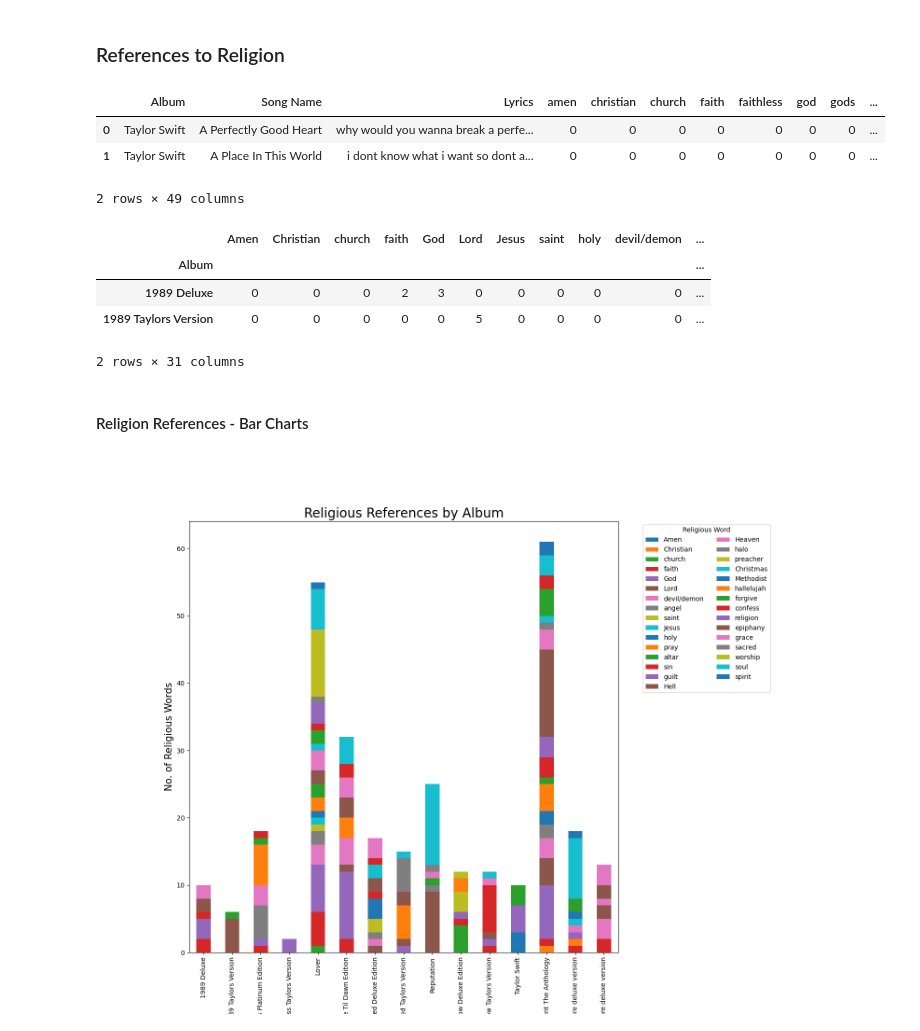
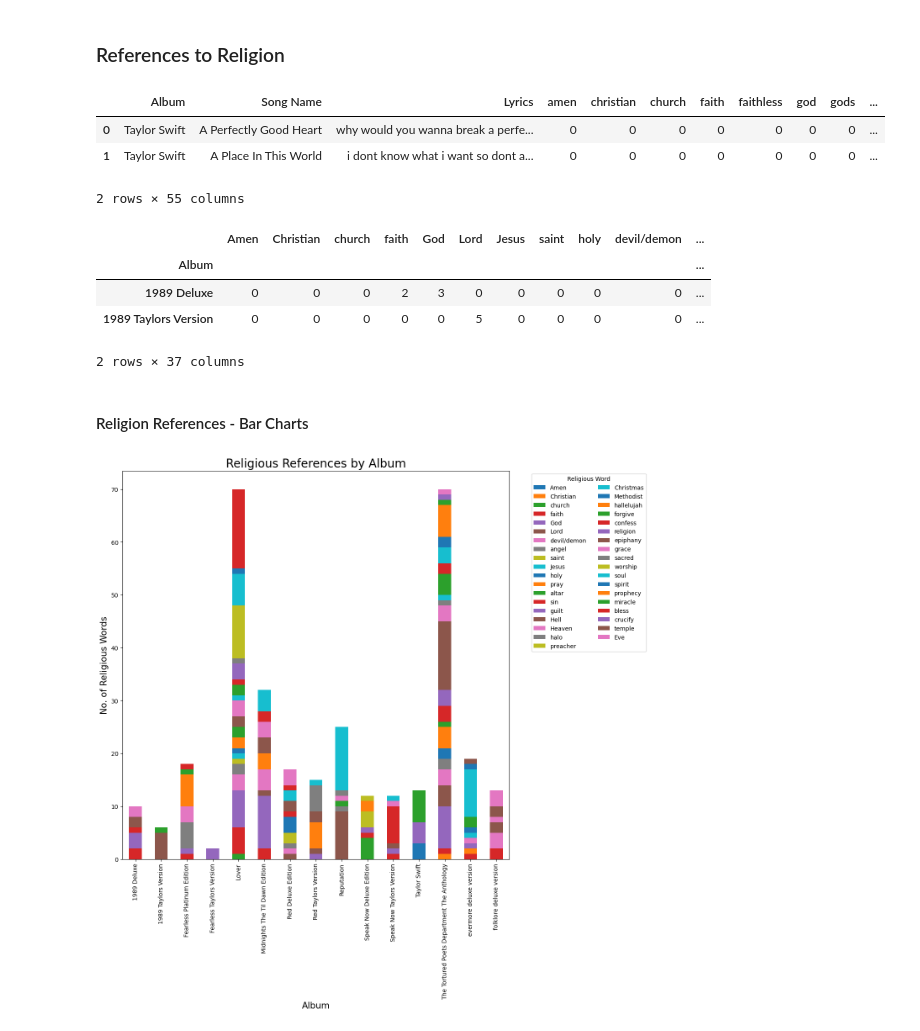
Before and after one commit to jessk816/tswift_lyrics, a Jupyter notebook: p1_lyric_analysis/word_analysis_1.ipynb, the cells around one changed output. Cells and saved outputs as stored; diff of their text form; code cells hidden in the pictures.

```diff
--- a/p1_lyric_analysis/word_analysis_1.ipynb
+++ b/p1_lyric_analysis/word_analysis_1.ipynb
@@ -189,2 +102,8 @@ df.describe()
 # %% [markdown]
 ## Tokenization and Lemmatization
+# %%
+# define English words and stopwords
+english_words = set(words.words())
+stop = stopwords.words('english')
+
+print(stop)
@@ -191,16 +112,11 @@ df.describe()
 # %%
-# note: punctuation was removed and words were made lowercase after downloading
-
-# define English words and stopwords
-english_words = set(words.words())
-stop = set(stopwords.words('english'))
-
 # remove stopwords and tokenize lyrics
 # create new column for tokenized lyrics
-df['tokenized_lyrics']  = df['Lyrics'].apply(lambda x: ' '.join([word for word in x.split()
-                                                                 if word not in (stop)
-                                                                 and len(word) > 2 # removes words like 'it' and 'oh' (previously most common word)
-                                                                 ])).apply(nltk.word_tokenize)
+# len(word) > 2 removes words like 'oh' (previously most common word)
+df['tokenized_lyrics'] = df['clean_lyrics'].apply(nltk.word_tokenize)
+df['tokenized_lyrics'] = df['tokenized_lyrics'].apply(lambda words: [word for word in words
+                                                                     if word not in stop
+                                                                     and len(word) > 2])
 
 # initialize wordnet lemmatizer
 lemmatizer = WordNetLemmatizer()
@@ -544,7 +463,8 @@ rlgn_list = [' amen ', ' christian ', ' church ', ' faith ', ' faithless ', ' go
             ' angel ', ' angels ', ' demons ', ' saint ', ' jesus ', ' holy ', ' pray ', ' praying ', ' prayer ', ' altar ', ' sin ',
             ' guilty ', ' guilt ', ' hell ', ' heaven ', ' heavenly ', ' halo ', ' preacher ', ' christmas ', ' methodist ',
             ' hallelujah ', ' forgive ', ' forgiveness ', ' forgiven ', ' unforgiven ', ' confess ', ' confessions ',
-            ' religion ', ' religions ', ' religious ', ' epiphany ', ' grace ', ' sacred ', ' worship ', ' soul ', ' spirit ']
+            ' religion ', ' religions ', ' religious ', ' epiphany ', ' grace ', ' sacred ', ' worship ', ' soul ', ' spirit ',
+            ' prophecy ', ' miracle ', ' bless ', ' crucify ', ' temple ', ' eve ']
 
 # function to count religious words by song
 def find_rlgn_words(word: str, pattern: str) -> int:
@@ -560,7 +480,7 @@ df_rlgn.head(2)
 |  | Album | Song Name | Lyrics | amen | christian | church | faith | faithless | god | gods | ... |
 | 0 | Taylor Swift | A Perfectly Good Heart | why would you wanna break a perfe... | 0 | 0 | 0 | 0 | 0 | 0 | 0 | ... |
 | 1 | Taylor Swift | A Place In This World | i dont know what i want so dont a... | 0 | 0 | 0 | 0 | 0 | 0 | 0 | ... |
-2 rows × 49 columns
+2 rows × 55 columns
 # %%
 # create new reduced dataframe
 df_rlgn_reduced = df_rlgn[['Album', ' amen ', ' christian ', ' church ', ' faith ', ' faithless ', ' god ', ' gods ',
@@ -569,7 +489,8 @@ df_rlgn_reduced = df_rlgn[['Album', ' amen ', ' christian ', ' church ', ' faith
                             ' hell ', ' heaven ', ' heavenly ', ' halo ', ' preacher ', ' christmas ', ' methodist ',
                             ' hallelujah ', ' forgive ', ' forgiveness ', ' forgiven ', ' unforgiven ', ' confess ',
                             ' confessions ', ' religion ', ' religions ', ' religious ', ' epiphany ', ' grace ', ' sacred ',
-                            ' worship ', ' soul ', ' spirit ']].copy()
+                            ' worship ', ' soul ', ' spirit ', ' prophecy ', ' miracle ', ' bless ', ' crucify ', ' temple ', ' eve '
+                            ]].copy()
 
 # remove spaces and combine similar swear words
 df_rlgn_reduced['Amen'] = df_rlgn_reduced[[' amen ']]
@@ -603,6 +524,13 @@ df_rlgn_reduced['sacred'] = df_rlgn_reduced[[' sacred ']]
 df_rlgn_reduced['worship'] = df_rlgn_reduced[[' worship ']]
 df_rlgn_reduced['soul'] = df_rlgn_reduced[[' soul ']]
 df_rlgn_reduced['spirit'] = df_rlgn_reduced[[' spirit ']]
+df_rlgn_reduced['prophecy'] = df_rlgn_reduced[[' prophecy ']]
+df_rlgn_reduced['miracle'] = df_rlgn_reduced[[' miracle ']]
+df_rlgn_reduced['bless'] = df_rlgn_reduced[[' bless ']]
+df_rlgn_reduced['crucify'] = df_rlgn_reduced[[' crucify ']]
+df_rlgn_reduced['temple'] = df_rlgn_reduced[[' temple ']]
+df_rlgn_reduced['Eve'] = df_rlgn_reduced[[' eve ']]
+
 
 # drop now-unnecessary columns
 df_rlgn_reduced = df_rlgn_reduced.drop([' amen ', ' christian ', ' church ', ' faith ', ' faithless ', ' god ', ' gods ',
@@ -611,7 +539,8 @@ df_rlgn_reduced = df_rlgn_reduced.drop([' amen ', ' christian ', ' church ', ' f
                                         ' hell ', ' heaven ', ' heavenly ', ' halo ', ' preacher ', ' christmas ', ' methodist ',
                                         ' hallelujah ', ' forgive ', ' forgiveness ', ' forgiven ', ' unforgiven ', ' confess ',
                                         ' confessions ', ' religion ', ' religions ', ' religious ', ' epiphany ', ' grace ',
-                                        ' sacred ', ' worship ', ' soul ', ' spirit '
+                                        ' sacred ', ' worship ', ' soul ', ' spirit ', ' prophecy ', ' miracle ', ' bless ',
+                                        ' crucify ', ' temple ', ' eve '
                                         ], axis=1)
 
 # combine album rows
@@ -623,29 +552,31 @@ df_rlgn_reduced.head(2)
 | Album |  |  |  |  |  |  |  |  |  |  | ... |
 | 1989 Deluxe | 0 | 0 | 0 | 2 | 3 | 0 | 0 | 0 | 0 | 0 | ... |
 | 1989 Taylors Version | 0 | 0 | 0 | 0 | 0 | 5 | 0 | 0 | 0 | 0 | ... |
-2 rows × 31 columns
+2 rows × 37 columns
 # %% [markdown]
 #### Religion References - Bar Charts
 # %%
 # number of religious words by album color-coded by word
 
 # define data
 plotdata = df_rlgn_reduced[['Amen', 'Christian', 'church', 'faith', 'God', 'Lord', 'devil/demon', 'angel', 'saint',
                             'Jesus', 'holy', 'pray', 'altar', 'sin', 'guilt', 'Hell', 'Heaven', 'halo', 'preacher',
                             'Christmas', 'Methodist', 'hallelujah', 'forgive', 'confess', 'religion', 'epiphany',
-                            'grace', 'sacred', 'worship', 'soul', 'spirit']]
+                            'grace', 'sacred', 'worship', 'soul', 'spirit', 'prophecy', 'miracle', 'bless',
+                             'crucify', 'temple', 'Eve'
+                            ]]
 
 # plot stacked bar chart
 plotdata.plot(kind='bar', stacked=True, figsize=(16, 12))
 plt.legend(bbox_to_anchor=(1.05, 1), loc='upper left', ncol=2, title='Religious Word')
 plt.subplots_adjust(right=0.7)
 plt.title('Religious References by Album', fontsize=20)
 plt.xlabel('Album', fontsize=15)
 plt.ylabel('No. of Religious Words', fontsize=15)
 
 plt.show()
 # %% [output]
-[figure, old version]
+[figure, new version]
 # %%
 # interactive bar chart showing religious references
 
```
Also changed, not shown: parts of 24 cells of this notebook, 15 other files.
